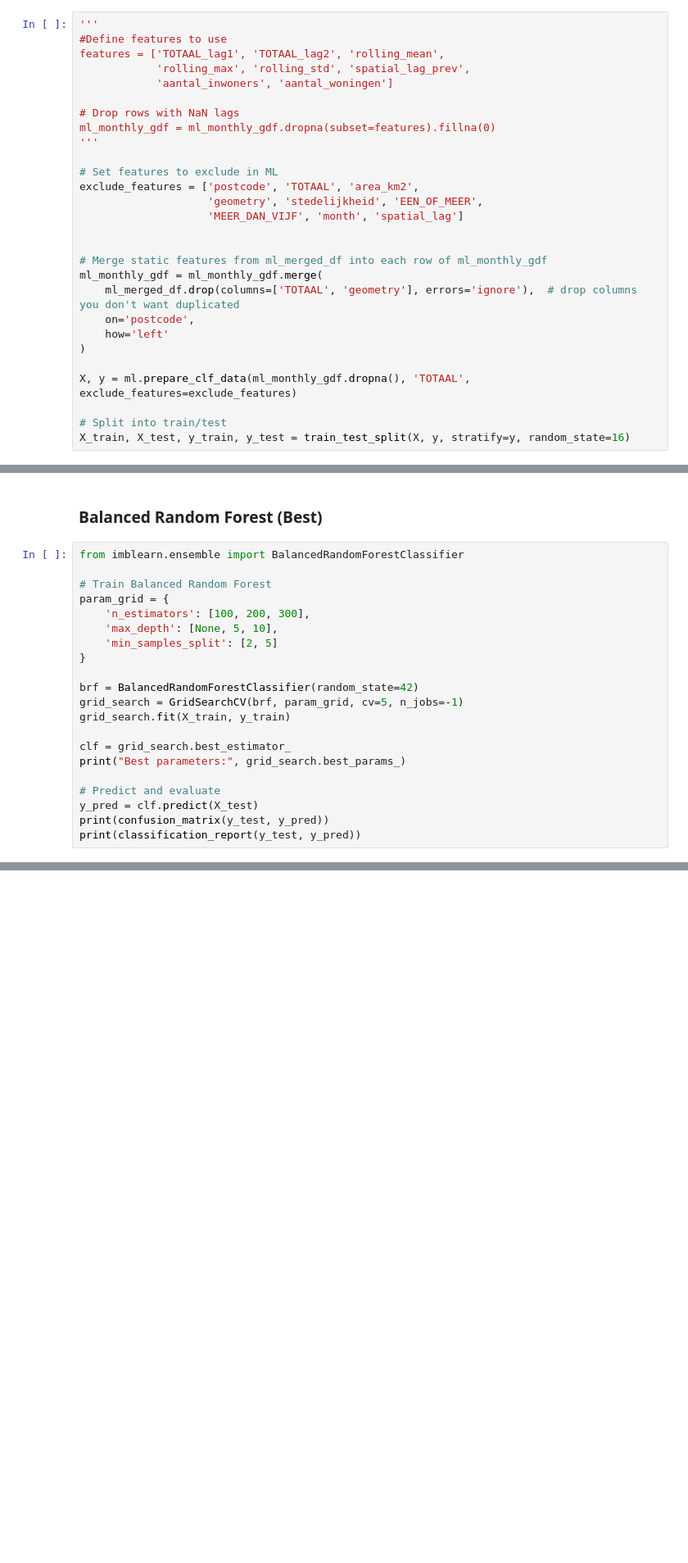
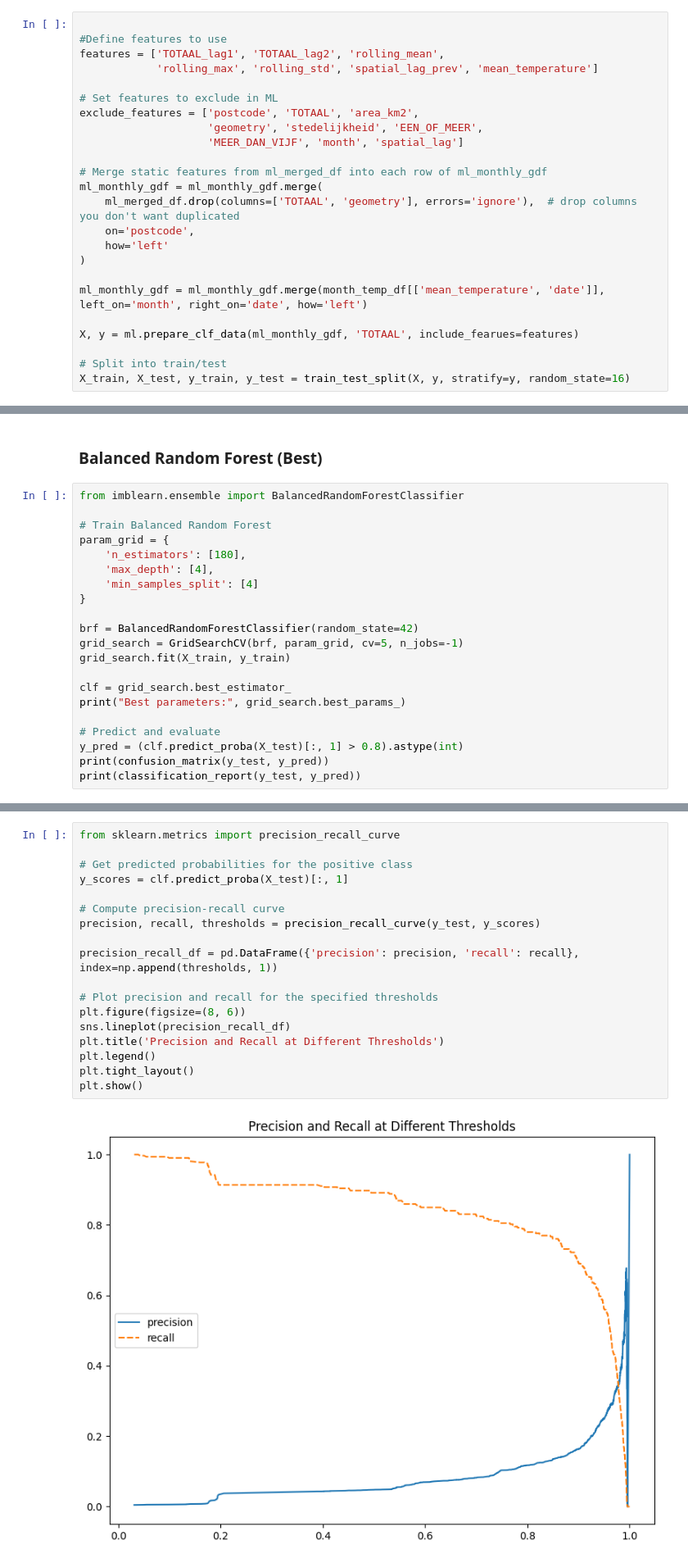
Before and after one commit to wybrendejong/act2025webapp, a Jupyter notebook: data_exploration/classification.ipynb, the cells around one changed output, grey strips where cells are left out. Shown at 82% size. Drawn from its saved outputs; the diff is of its cells as text; blank space fills up the shorter version.

```diff
--- a/data_exploration/classification.ipynb
+++ b/data_exploration/classification.ipynb
@@ -113,21 +113,15 @@ ml_monthly_gdf['spatial_lag_prev'] = ml_monthly_gdf.groupby('postcode')['spatial
  There are 25 islands with ids: 294, 545, 1254, 1288, 1877, 2331, 2951, 2994, 3149, 3332, 3334, 3359, 3426, 3428, 3450, 3467, 3473, 3481, 3512, 3564, 3614, 3621, 3762, 3811, 3965.
   W.__init__(self, neighbors, ids=ids, **kw)
 # %%
-'''
+
 #Define features to use
 features = ['TOTAAL_lag1', 'TOTAAL_lag2', 'rolling_mean',
-            'rolling_max', 'rolling_std', 'spatial_lag_prev',
-            'aantal_inwoners', 'aantal_woningen']
-
-# Drop rows with NaN lags
-ml_monthly_gdf = ml_monthly_gdf.dropna(subset=features).fillna(0)
-'''
+            'rolling_max', 'rolling_std', 'spatial_lag_prev', 'mean_temperature']
 
 # Set features to exclude in ML
 exclude_features = ['postcode', 'TOTAAL', 'area_km2',
                     'geometry', 'stedelijkheid', 'EEN_OF_MEER',
                     'MEER_DAN_VIJF', 'month', 'spatial_lag']
-
 
 # Merge static features from ml_merged_df into each row of ml_monthly_gdf
 ml_monthly_gdf = ml_monthly_gdf.merge(
@@ -136,7 +130,9 @@ ml_monthly_gdf = ml_monthly_gdf.merge(
     how='left'
 )
 
-X, y = ml.prepare_clf_data(ml_monthly_gdf.dropna(), 'TOTAAL', exclude_features=exclude_features)
+ml_monthly_gdf = ml_monthly_gdf.merge(month_temp_df[['mean_temperature', 'date']], left_on='month', right_on='date', how='left')
+
+X, y = ml.prepare_clf_data(ml_monthly_gdf, 'TOTAAL', include_fearues=features)
 
 # Split into train/test
 X_train, X_test, y_train, y_test = train_test_split(X, y, stratify=y, random_state=16)
@@ -258,9 +251,9 @@ from imblearn.ensemble import BalancedRandomForestClassifier
 
 # Train Balanced Random Forest
 param_grid = {
-    'n_estimators': [100, 200, 300],
-    'max_depth': [None, 5, 10],
-    'min_samples_split': [2, 5]
+    'n_estimators': [180],
+    'max_depth': [4],
+    'min_samples_split': [4]
 }
 
 brf = BalancedRandomForestClassifier(random_state=42)
@@ -271,7 +264,7 @@ clf = grid_search.best_estimator_
 print("Best parameters:", grid_search.best_params_)
 
 # Predict and evaluate
-y_pred = clf.predict(X_test)
+y_pred = (clf.predict_proba(X_test)[:, 1] > 0.8).astype(int)
 print(confusion_matrix(y_test, y_pred))
 print(classification_report(y_test, y_pred))
 # %% [output]
@@ -289,3 +282,23 @@ weighted avg       0.99      0.94      0.97     62985
+# %%
+from sklearn.metrics import precision_recall_curve
+
+# Get predicted probabilities for the positive class
+y_scores = clf.predict_proba(X_test)[:, 1]
+
+# Compute precision-recall curve
+precision, recall, thresholds = precision_recall_curve(y_test, y_scores)
+
+precision_recall_df = pd.DataFrame({'precision': precision, 'recall': recall}, index=np.append(thresholds, 1))
+
+# Plot precision and recall for the specified thresholds
+plt.figure(figsize=(8, 6))
+sns.lineplot(precision_recall_df)
+plt.title('Precision and Recall at Different Thresholds')
+plt.legend()
+plt.tight_layout()
+plt.show()
+# %% [output]
+[figure, added]
 # %%
 feature_importances = pd.Series(clf.feature_importances_, index=X_train.columns)
 feature_importances.sort_values(ascending=False)
```
Also changed, not shown: parts of 10 cells of this notebook, 6 other files.
